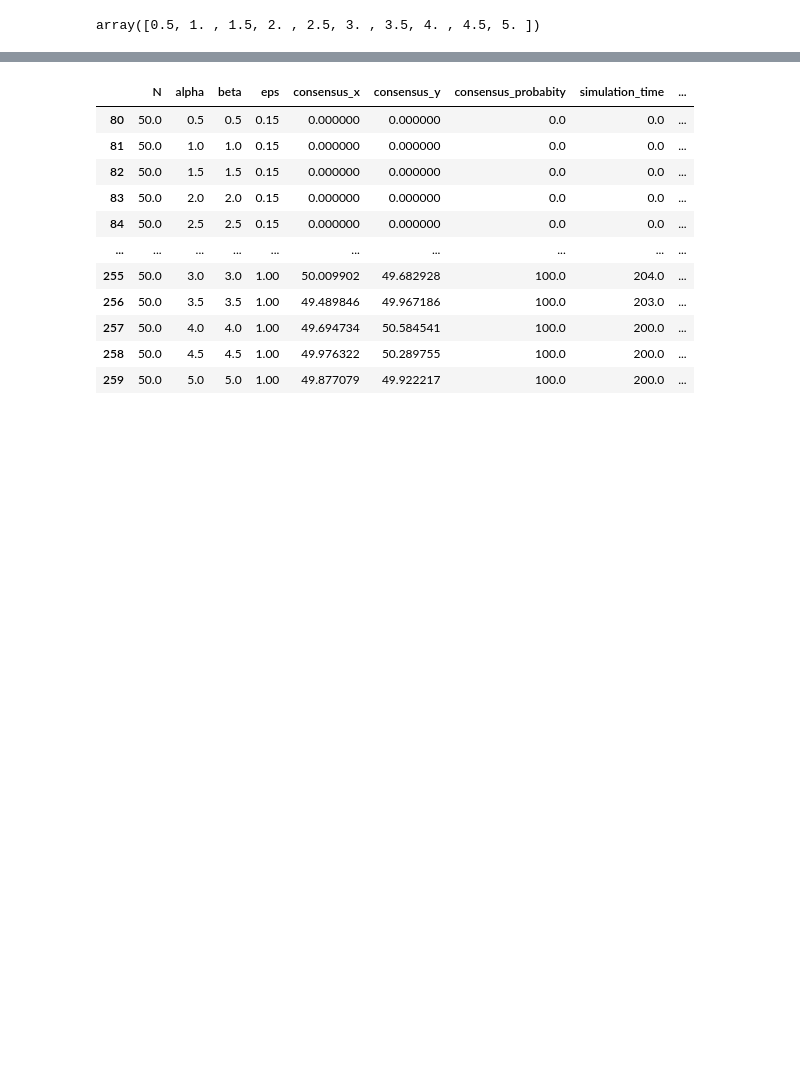
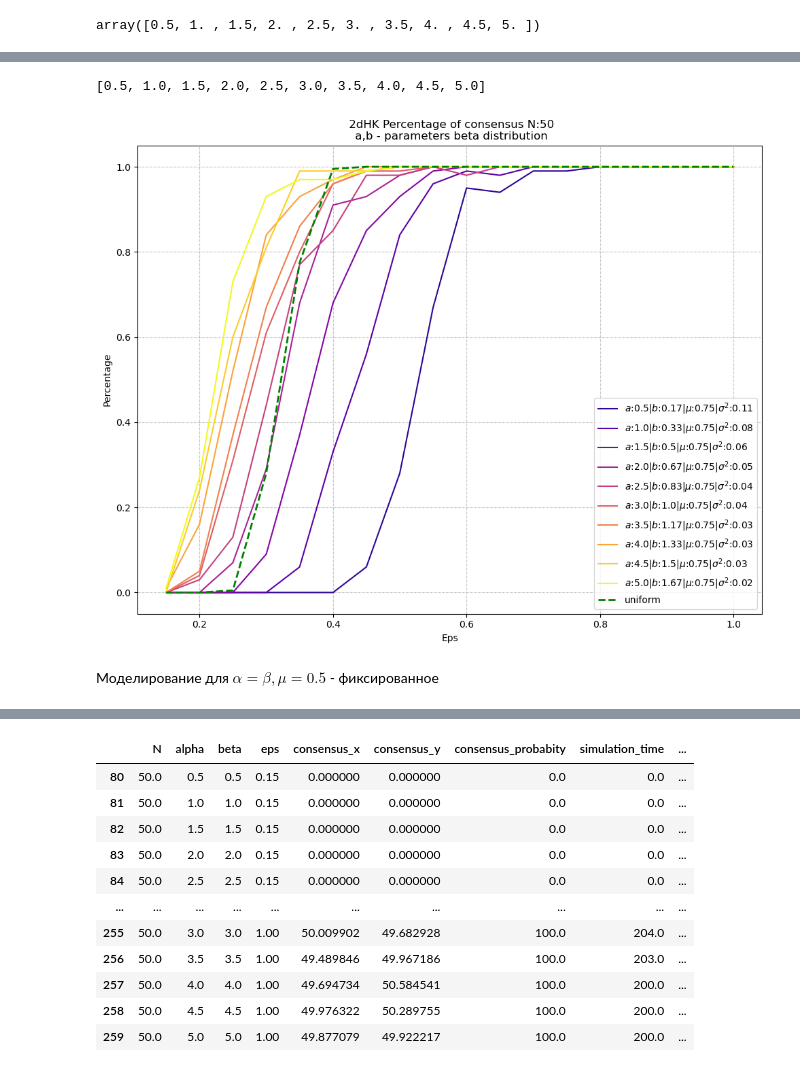
Before and after one commit to ash00748/Hegselmann-Krause-project, a Jupyter notebook: 2d HK/2dHK_beta.ipynb, the cells around one changed output, grey strips where cells are left out. Cells and saved outputs as stored; diff of their text form; code cells hidden in the pictures; blank space fills up the shorter version.

```diff
--- a/2d HK/2dHK_beta.ipynb
+++ b/2d HK/2dHK_beta.ipynb
@@ -85,0 +116,6 @@ array([0.5, 1. , 1.5, 2. , 2.5, 3. , 3.5, 4. , 4.5, 5. ])
+# %%
+mu = 0.75
+alphas = [i for i in np.arange(0.5, 5.1, 0.5)]
+betas = [round(alphas[i]*(1-mu)/mu, 2) for i in range(len(alphas)) ]
+disps = [(alphas[i]*betas[i])/((alphas[i]+betas[i])*(alphas[i]+betas[i])*(alphas[i]+betas[i]+1)) for i in range(len(alphas))]
+alphas, betas, disps
@@ -90,8 +139,9 @@ simulation_func = HK_2D_sim_fast
 count_consensus = 0
 CONSENSUS_BORDER = 5
 for R in R_array:
-    for beta in beta_params_array:
-        alpha = beta
+    for i in range (len(alphas)):
+        alpha = alphas[i]
+        beta = betas[i]
         init_beta_distrib_consensus_data(beta_distib_consensus_data, experiment, N, alpha, beta, R)
         if count_consensus>=CONSENSUS_BORDER: simulation_func=HK_2D_sim
         print(f"N:{N} R:{R} a:{alpha} b:{beta} func:{simulation_func.__name__} count:{count_consensus}")
@@ -103,9 +153,9 @@ for R in R_array:
                 cluster_of_agent, cluster_sizes = caln_n_clusters(res_arr_fast[-1, :, :], R)
                 experiment = beta_distib_consensus_data[
                     ((beta_distib_consensus_data['N'] == N)
-                     & (beta_distib_consensus_data['alpha'] == alpha)
-                     & (beta_distib_consensus_data['beta'] == beta)
-                     & (beta_distib_consensus_data['eps'] == R))].index[0]
+                    & (beta_distib_consensus_data['alpha'] == alpha)
+                    & (beta_distib_consensus_data['beta'] == beta)
+                    & (round(beta_distib_consensus_data['eps'],2) == round(R,2)))].index[0]
                 beta_distib_consensus_data.at[experiment, "simulation_count"] +=1
                 if len(cluster_sizes)==1:
                     # we have consensus
@@ -117,3 +237,40 @@ for R in R_array:
+# %%
+alphas
+# %% [output]
+[0.5, 1.0, 1.5, 2.0, 2.5, 3.0, 3.5, 4.0, 4.5, 5.0]
+# %%
+plt.figure(figsize=(10, 8))
+
+cmap = mp.cm.get_cmap("plasma")
+norm=plt.Normalize(vmin=0.15, vmax=6.5)
+sm = plt.cm.ScalarMappable(cmap=cmap, norm=norm)
+
+# Plot lines for each beta value
+for i in range (len(alphas)):
+    alpha = alphas[i]
+    beta = betas[i]
+    df = beta_distib_consensus_data.query('beta==@beta and alpha==@alpha and N == @N')
+    color=np.array(cmap(norm(beta)+norm(alpha)))
+    E, sigma = beta_distrib_ab2Esigma(alpha, beta)
+    plt.plot(df['eps'], df['consensus_probabity']/df['simulation_count'], label=f'$a$:{round(alpha,2)}|$b$:{round(beta,2)}|$\mu$:{E:0.2f}|$\sigma^2$:{sigma:.2f}', c=color )
+
+plt.plot(unif_data['eps'], unif_data['consensus_probabity']/unif_data['simulation_count'], "--g",linewidth=2, label=f'uniform' )
+
+
+# Adding the HK_sample line (you'll need to adjust this based on your actual data)
+plt.title(f' 2dHK Percentage of consensus N:{N}\n a,b - parameters beta distribution')
+plt.xlabel('Eps')
+plt.ylabel('Percentage')
+plt.legend()
+# Add a grid
+plt.grid(True, linestyle='--', alpha=0.7)
+
+plt.tight_layout()
+plt.show()
+# %% [output]
+[figure, added]
+# %% [markdown]
+Моделирование для $\alpha=\beta, \mu=0.5$ - фиксированное
 # %%
 experiment = beta_distib_consensus_data.index[-1] +1
 
```
Also changed, not shown: parts of 25 cells of this notebook, 1 other file.
